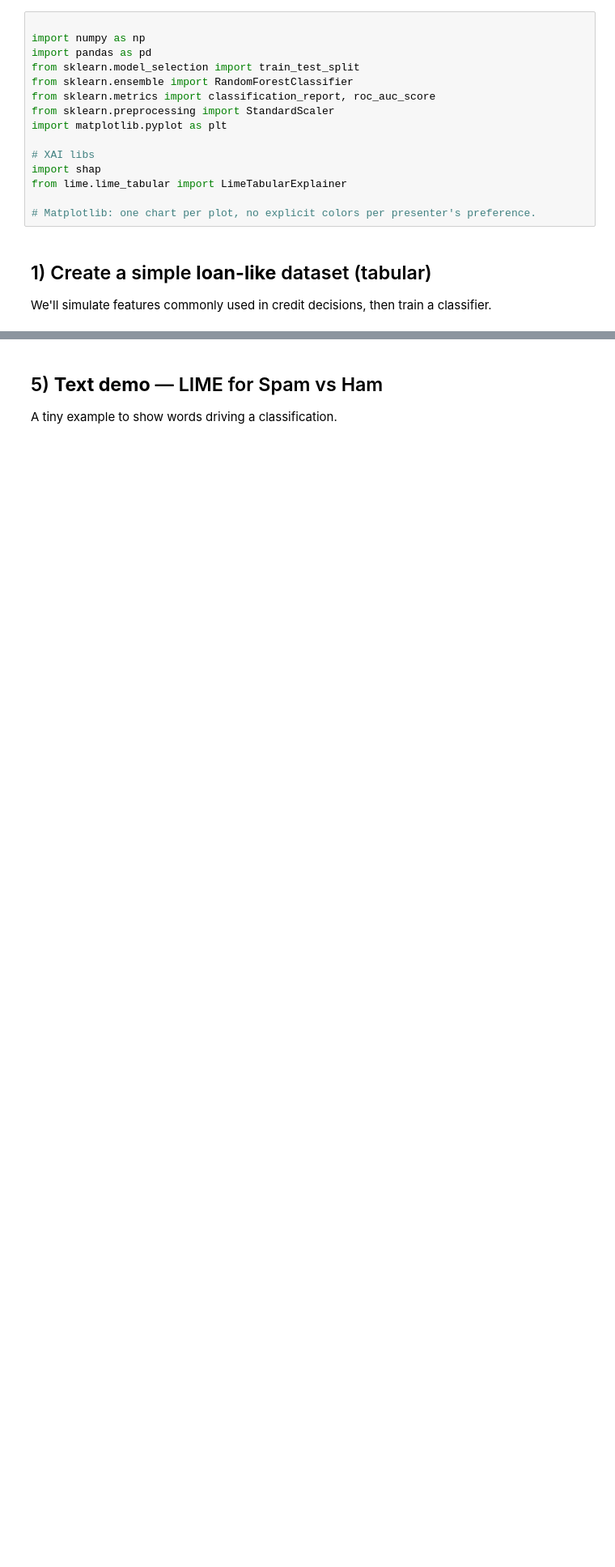
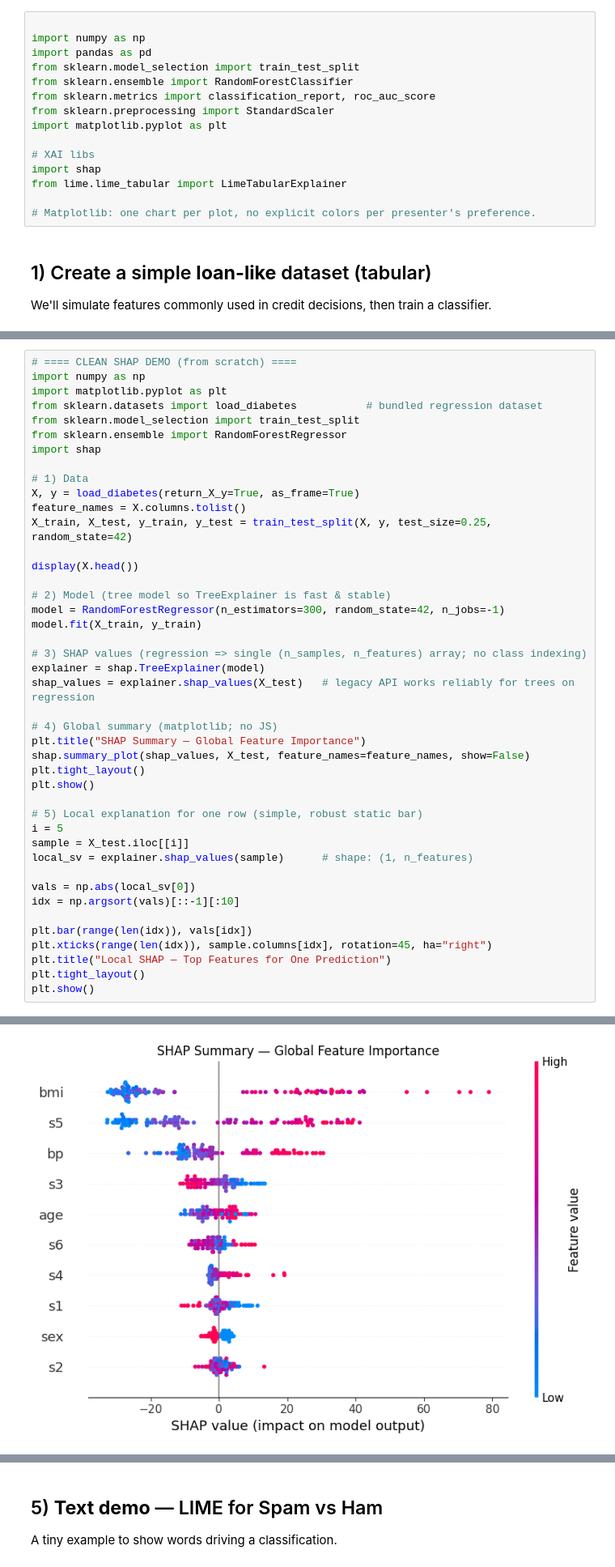
Before and after one commit to joshuadollison/CIS591, a Jupyter notebook: XAI_LIME_SHAP_Demo.ipynb, the cells around one changed output, grey strips where cells are left out. Shown at 81% size. Cells and saved outputs as stored; diff of their text form; blank space fills up the shorter version.

```diff
--- a/XAI_LIME_SHAP_Demo.ipynb
+++ b/XAI_LIME_SHAP_Demo.ipynb
@@ -228,0 +63,44 @@ ValueError: shape mismatch: objects cannot be broadcast to a single shape.  Mism
+# %%
+# ==== CLEAN SHAP DEMO (from scratch) ====
+import numpy as np
+import matplotlib.pyplot as plt
+from sklearn.datasets import load_diabetes           # bundled regression dataset
+from sklearn.model_selection import train_test_split
+from sklearn.ensemble import RandomForestRegressor
+import shap
+
+# 1) Data
+X, y = load_diabetes(return_X_y=True, as_frame=True)
+feature_names = X.columns.tolist()
+X_train, X_test, y_train, y_test = train_test_split(X, y, test_size=0.25, random_state=42)
+
+display(X.head())
+
+# 2) Model (tree model so TreeExplainer is fast & stable)
+model = RandomForestRegressor(n_estimators=300, random_state=42, n_jobs=-1)
+model.fit(X_train, y_train)
+
+# 3) SHAP values (regression => single (n_samples, n_features) array; no class indexing)
+explainer = shap.TreeExplainer(model)
+shap_values = explainer.shap_values(X_test)   # legacy API works reliably for trees on regression
+
+# 4) Global summary (matplotlib; no JS)
+plt.title("SHAP Summary — Global Feature Importance")
+shap.summary_plot(shap_values, X_test, feature_names=feature_names, show=False)
+plt.tight_layout()
+plt.show()
+
+# 5) Local explanation for one row (simple, robust static bar)
+i = 5
+sample = X_test.iloc[[i]]
+local_sv = explainer.shap_values(sample)      # shape: (1, n_features)
+
+vals = np.abs(local_sv[0])
+idx = np.argsort(vals)[::-1][:10]
+
+plt.bar(range(len(idx)), vals[idx])
+plt.xticks(range(len(idx)), sample.columns[idx], rotation=45, ha="right")
+plt.title("Local SHAP — Top Features for One Prediction")
+plt.tight_layout()
+plt.show()
+# %% [output]
@@ -228,0 +113 @@ ValueError: shape mismatch: objects cannot be broadcast to a single shape.  Mism
+[figure, added]
```
Also changed, not shown: parts of 9 cells of this notebook, 2 other files.
